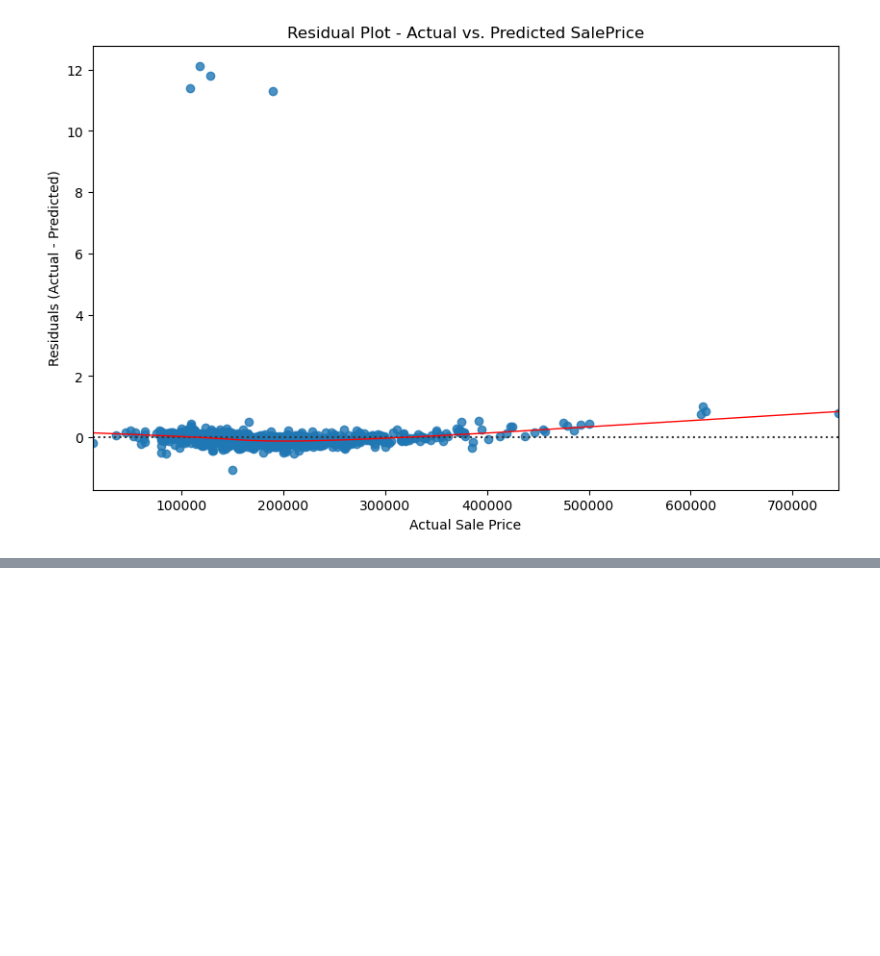
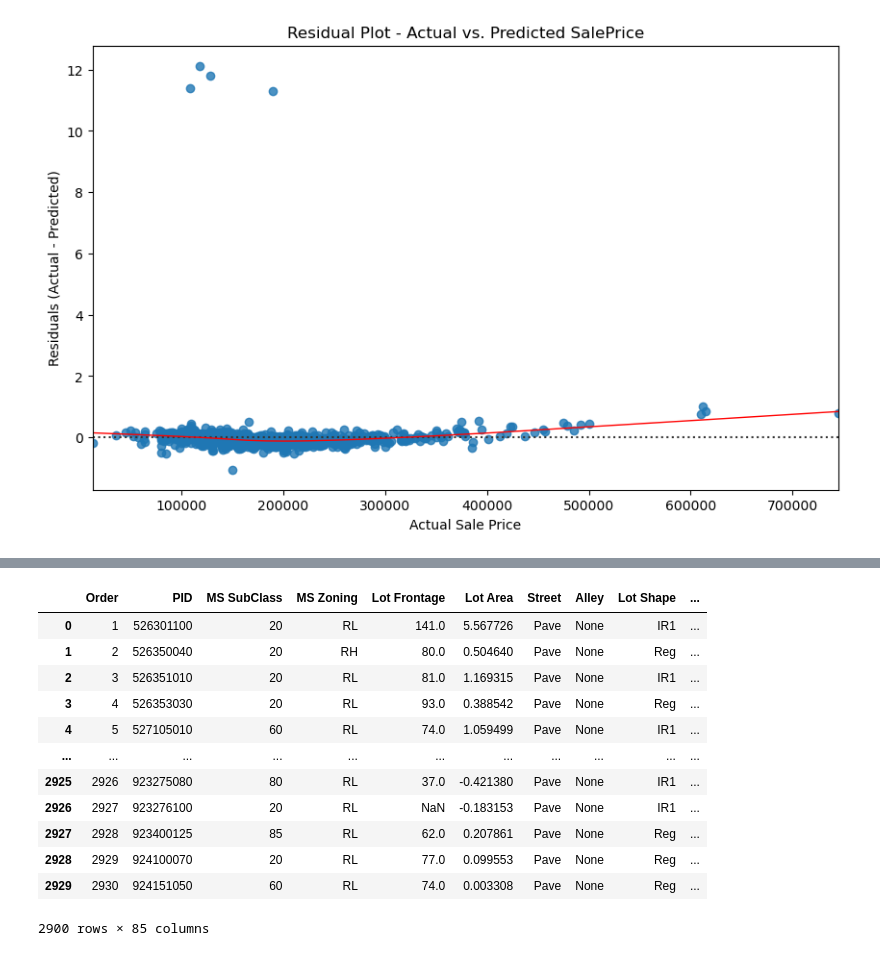
Before and after one commit to Youssef-Malek2004/ML-Mini-Project-Linear-Regression, a Jupyter notebook: House-Prices-Linear-Model.ipynb, the cells around one changed output, grey strips where cells are left out. Cells and saved outputs as stored; diff of their text form; code cells hidden in the pictures; blank space fills up the shorter version.

```diff
--- a/House-Prices-Linear-Model.ipynb
+++ b/House-Prices-Linear-Model.ipynb
@@ -741,0 +927,16 @@ plt.show()
+# %%
+df
+# %% [output]
+|  | Order | PID | MS SubClass | MS Zoning | Lot Frontage | Lot Area | Street | Alley | Lot Shape | ... |
+| 0 | 1 | 526301100 | 20 | RL | 141.0 | 5.567726 | Pave | None | IR1 | ... |
+| 1 | 2 | 526350040 | 20 | RH | 80.0 | 0.504640 | Pave | None | Reg | ... |
+| 2 | 3 | 526351010 | 20 | RL | 81.0 | 1.169315 | Pave | None | IR1 | ... |
+| 3 | 4 | 526353030 | 20 | RL | 93.0 | 0.388542 | Pave | None | Reg | ... |
+| 4 | 5 | 527105010 | 60 | RL | 74.0 | 1.059499 | Pave | None | IR1 | ... |
+| ... | ... | ... | ... | ... | ... | ... | ... | ... | ... | ... |
+| 2925 | 2926 | 923275080 | 80 | RL | 37.0 | -0.421380 | Pave | None | IR1 | ... |
+| 2926 | 2927 | 923276100 | 20 | RL | NaN | -0.183153 | Pave | None | IR1 | ... |
+| 2927 | 2928 | 923400125 | 85 | RL | 62.0 | 0.207861 | Pave | None | Reg | ... |
+| 2928 | 2929 | 924100070 | 20 | RL | 77.0 | 0.099553 | Pave | None | Reg | ... |
+| 2929 | 2930 | 924151050 | 60 | RL | 74.0 | 0.003308 | Pave | None | Reg | ... |
+2900 rows × 85 columns
```
Also changed, not shown: parts of 5 cells of this notebook.
